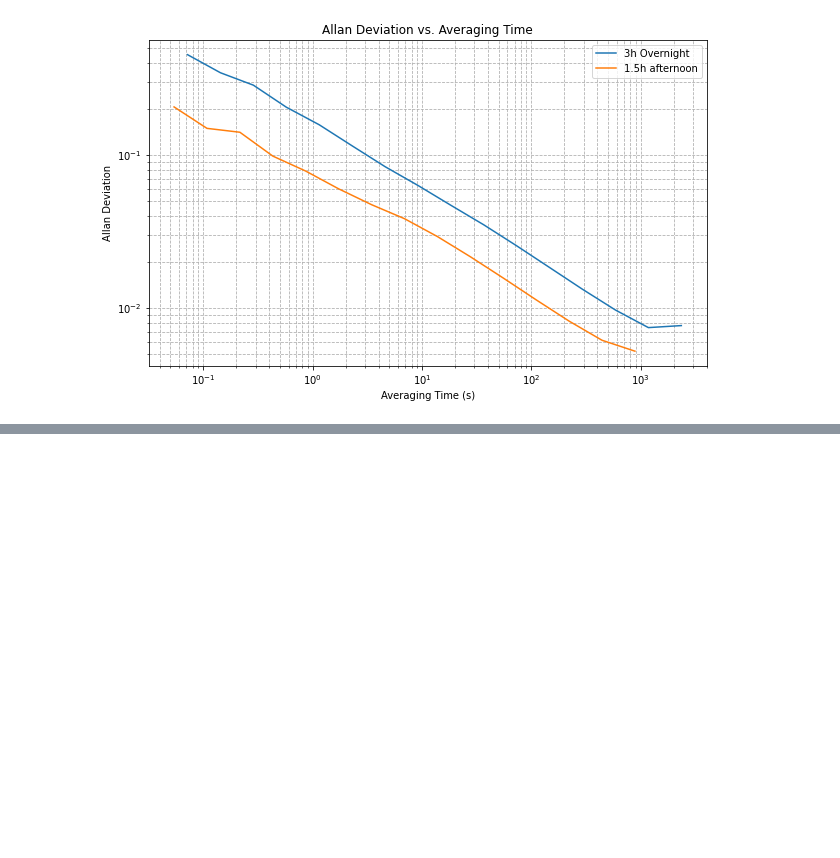
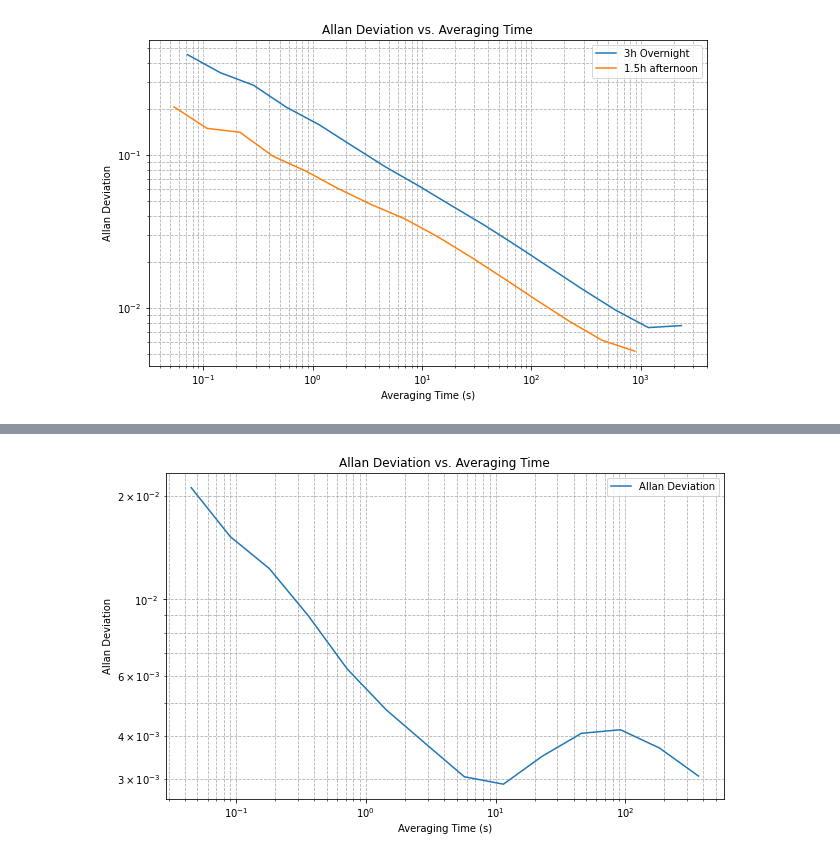
Before and after one commit to ahserhan/PSD-Calculation, a Jupyter notebook: experiment/Allan Variance.ipynb, the cells around one changed output, grey strips where cells are left out. Drawn from its saved outputs; the diff is of its cells as text; code cells hidden in the pictures; blank space fills up the shorter version.

```diff
--- a/experiment/Allan Variance.ipynb
+++ b/experiment/Allan Variance.ipynb
@@ -142,0 +153,47 @@ plt.show()
+# %%
+# Parameters
+N = len(power_time_series)          # number of data points
+time = 2937.414
+dt = time/N          # time step in seconds
+time = np.arange(N) * dt
+
+data = power_time_series
+
+# Remove the mean to get a zero-mean signal (important for autocorrelation)
+data_zero_mean = data - np.mean(data)
+
+# Compute the autocorrelation function.
+# Using np.correlate with mode='full'. The autocorrelation is symmetric,
+# so we take the second half (lags >= 0).
+autocorr_full = np.correlate(data_zero_mean, data_zero_mean, mode='full')
+autocorr = autocorr_full[N-1:]
+
+# Compute the Fourier transform of the autocorrelation to obtain the PSD.
+psd_complex = np.fft.fft(autocorr)
+psd = np.real(psd_complex)  # PSD should be real-valued (by the Wiener-Khinchin theorem)
+
+# Create a frequency axis for the PSD.
+freqs = np.fft.fftfreq(len(psd), d=dt)
+
+# Since the autocorrelation is real and even, we only need the positive frequencies.
+mask = freqs >= 0
+freqs_pos = freqs[mask]
+psd_pos = psd[mask]
+
+
+freq_fluctuations = psd_pos  # Simulated frequency noise
+
+# Compute Allan variance
+taus3, allan_var3, _, _ = allantools.oadev(freq_fluctuations, rate=1/dt, data_type="freq")
+
+# Plot Allan deviation
+plt.figure(figsize=(10, 6))
+plt.loglog(taus3, np.sqrt(allan_var3), label="Allan Deviation")
+plt.xlabel("Averaging Time (s)")
+plt.ylabel("Allan Deviation")
+plt.title("Allan Deviation vs. Averaging Time")
+plt.grid(True, which="both", linestyle="--")
+plt.legend()
+plt.show()
+# %% [output]
+[figure, added]
```
Also changed, not shown: parts of 4 cells of this notebook.
